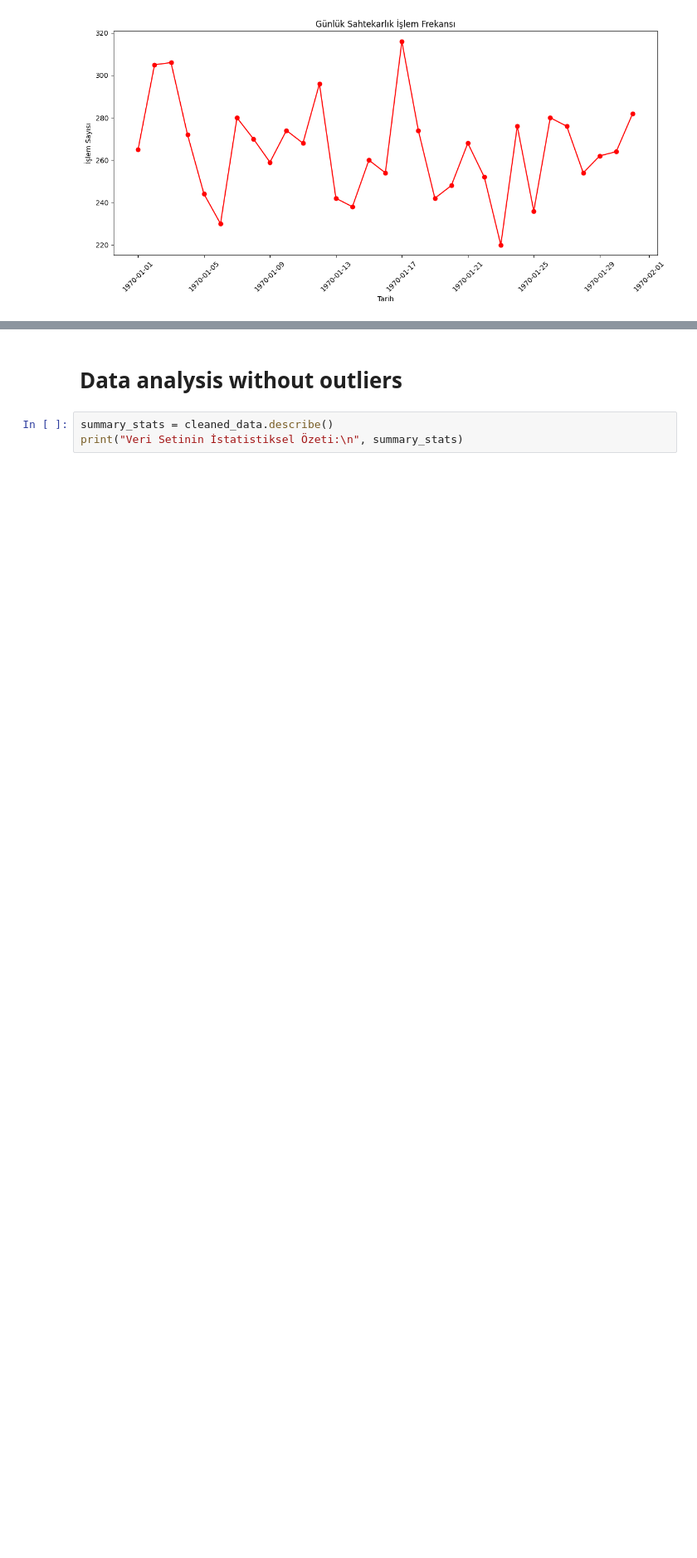
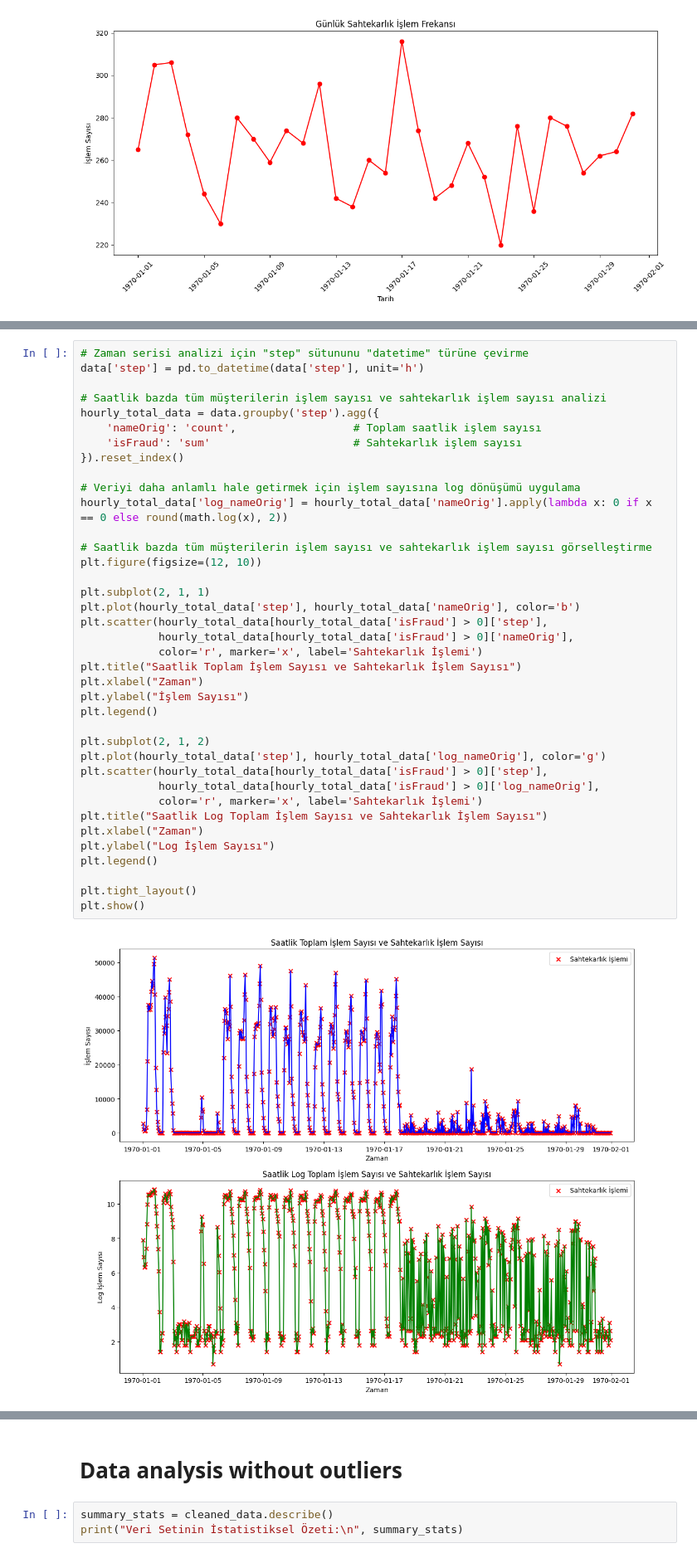
Before and after one commit to Muhammedali26/Projects, a Jupyter notebook: Synthetic-data-fraud-detection/main.ipynb, the cells around one changed output, grey strips where cells are left out. Shown at 83% size. Saved outputs shown, nothing was run; the diff lists cells and outputs as text; blank space fills up the shorter version.

```diff
--- a/Synthetic-data-fraud-detection/main.ipynb
+++ b/Synthetic-data-fraud-detection/main.ipynb
@@ -298,0 +301,40 @@ plt.show()
+# %%
+# Zaman serisi analizi için "step" sütununu "datetime" türüne çevirme
+data['step'] = pd.to_datetime(data['step'], unit='h')
+
+# Saatlik bazda tüm müşterilerin işlem sayısı ve sahtekarlık işlem sayısı analizi
+hourly_total_data = data.groupby('step').agg({
+    'nameOrig': 'count',                  # Toplam saatlik işlem sayısı
+    'isFraud': 'sum'                      # Sahtekarlık işlem sayısı
+}).reset_index()
+
+# Veriyi daha anlamlı hale getirmek için işlem sayısına log dönüşümü uygulama
+hourly_total_data['log_nameOrig'] = hourly_total_data['nameOrig'].apply(lambda x: 0 if x == 0 else round(math.log(x), 2))
+
+# Saatlik bazda tüm müşterilerin işlem sayısı ve sahtekarlık işlem sayısı görselleştirme
+plt.figure(figsize=(12, 10))
+
+plt.subplot(2, 1, 1)
+plt.plot(hourly_total_data['step'], hourly_total_data['nameOrig'], color='b')
+plt.scatter(hourly_total_data[hourly_total_data['isFraud'] > 0]['step'],
+            hourly_total_data[hourly_total_data['isFraud'] > 0]['nameOrig'],
+            color='r', marker='x', label='Sahtekarlık İşlemi')
+plt.title("Saatlik Toplam İşlem Sayısı ve Sahtekarlık İşlem Sayısı")
+plt.xlabel("Zaman")
+plt.ylabel("İşlem Sayısı")
+plt.legend()
+
+plt.subplot(2, 1, 2)
+plt.plot(hourly_total_data['step'], hourly_total_data['log_nameOrig'], color='g')
+plt.scatter(hourly_total_data[hourly_total_data['isFraud'] > 0]['step'],
+            hourly_total_data[hourly_total_data['isFraud'] > 0]['log_nameOrig'],
+            color='r', marker='x', label='Sahtekarlık İşlemi')
+plt.title("Saatlik Log Toplam İşlem Sayısı ve Sahtekarlık İşlem Sayısı")
+plt.xlabel("Zaman")
+plt.ylabel("Log İşlem Sayısı")
+plt.legend()
+
+plt.tight_layout()
+plt.show()
+# %% [output]
+[figure, added]
```
Also changed, not shown: parts of 15 cells of this notebook.
